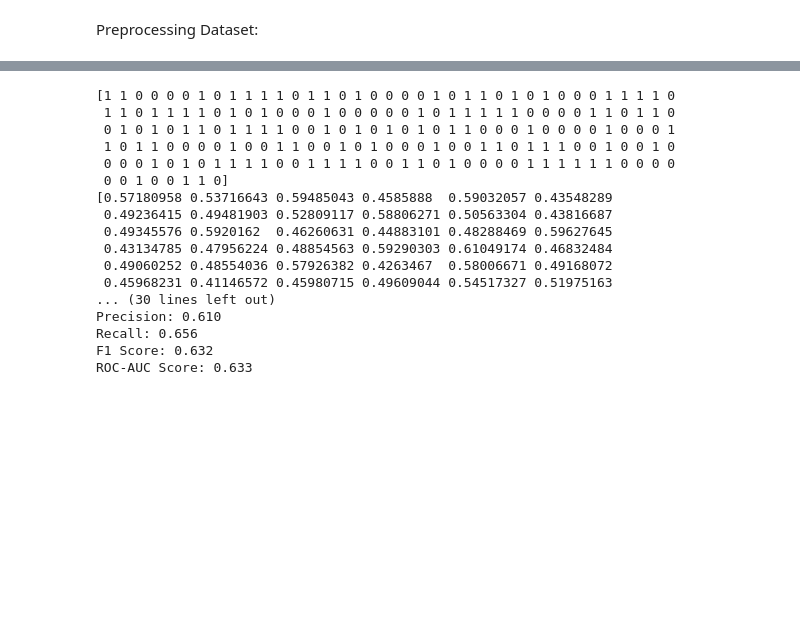
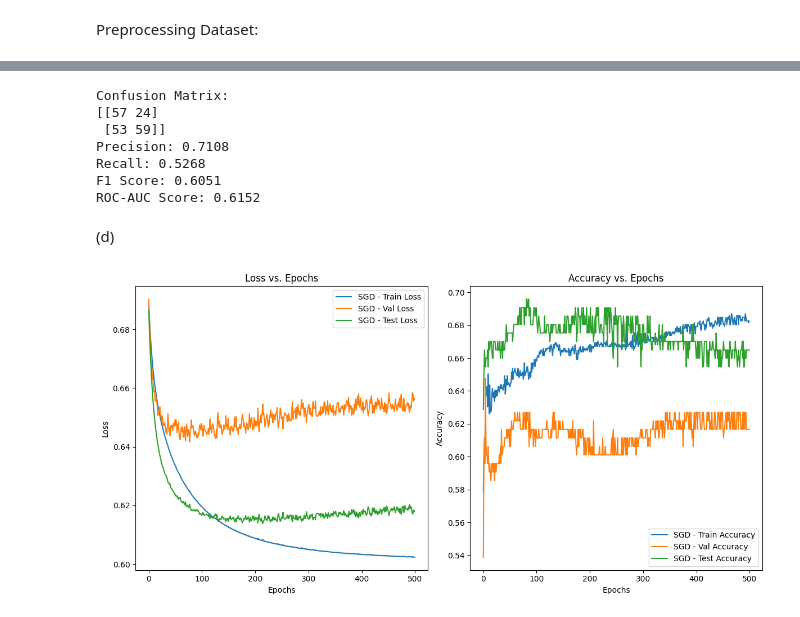
Before and after one commit to himangg/ML-Assignments, a Jupyter notebook: Assignment 1/SectionB.ipynb, the cells around one changed output, grey strips where cells are left out. Saved outputs shown, nothing was run; the diff lists cells and outputs as text; code cells hidden in the pictures; blank space fills up the shorter version.

```diff
--- a/Assignment 1/SectionB.ipynb
+++ b/Assignment 1/SectionB.ipynb
@@ -242,38 +183,25 @@ plt.show()
 # %%
-from sklearn.metrics import confusion_matrix, precision_score, recall_score, f1_score, roc_auc_score
-
-# Assume y_true and y_pred are your true and predicted labels
-print(y_val)
-print(val_y_pred)
-val_y_pred_binary = (val_y_pred >= 0.5).astype(int)
+val_y_pred_binary = (y_val_pred >= 0.5).astype(int)
 conf_matrix = confusion_matrix(y_val, val_y_pred_binary)
 tn, fp, fn, tp = conf_matrix.ravel()
 
 precision = precision_score(y_val, val_y_pred_binary)
 recall = recall_score(y_val, val_y_pred_binary)
 f1 = f1_score(y_val, val_y_pred_binary)
-roc_auc = roc_auc_score(y_val, val_y_pred_binary)  # y_prob are the predicted probabilities
+roc_auc = roc_auc_score(y_val, val_y_pred_binary)
 
 print(f"Confusion Matrix:\n{conf_matrix}")
-print(f"Precision: {precision:.3f}")
-print(f"Recall: {recall:.3f}")
-print(f"F1 Score: {f1:.3f}")
-print(f"ROC-AUC Score: {roc_auc:.3f}")
+print(f"Precision: {precision:.4f}")
+print(f"Recall: {recall:.4f}")
+print(f"F1 Score: {f1:.4f}")
+print(f"ROC-AUC Score: {roc_auc:.4f}")
 # %% [output]
-[1 1 0 0 0 0 1 0 1 1 1 1 0 1 1 0 1 0 0 0 0 1 0 1 1 0 1 0 1 0 0 0 1 1 1 1 0
- 1 1 0 1 1 1 1 0 1 0 1 0 0 0 1 0 0 0 0 0 1 0 1 1 1 1 1 0 0 0 0 1 1 0 1 1 0
- 0 1 0 1 0 1 1 0 1 1 1 1 0 0 1 0 1 0 1 0 1 0 1 1 0 0 0 1 0 0 0 0 1 0 0 0 1
- 1 0 1 1 0 0 0 0 1 0 0 1 1 0 0 1 0 1 0 0 0 1 0 0 1 1 0 1 1 1 0 0 1 0 0 1 0
- 0 0 0 1 0 1 0 1 1 1 1 0 0 1 1 1 1 0 0 1 1 0 1 0 0 0 0 1 1 1 1 1 1 0 0 0 0
- 0 0 1 0 0 1 1 0]
-[0.57180958 0.53716643 0.59485043 0.4585888  0.59032057 0.43548289
- 0.49236415 0.49481903 0.52809117 0.58806271 0.50563304 0.43816687
- 0.49345576 0.5920162  0.46260631 0.44883101 0.48288469 0.59627645
- 0.43134785 0.47956224 0.48854563 0.59290303 0.61049174 0.46832484
- 0.49060252 0.48554036 0.57926382 0.4263467  0.58006671 0.49168072
- 0.45968231 0.41146572 0.45980715 0.49609044 0.54517327 0.51975163
-... (30 lines left out)
-Precision: 0.610
-Recall: 0.656
-F1 Score: 0.632
-ROC-AUC Score: 0.633
+Confusion Matrix:
+[[57 24]
+ [53 59]]
+Precision: 0.7108
+Recall: 0.5268
+F1 Score: 0.6051
+ROC-AUC Score: 0.6152
+# %% [markdown]
+(d)
@@ -280 +268,23 @@ ROC-AUC Score: 0.633
+# %%
+plt.figure(figsize=(18, 6))
+plt.subplot(1, 3, 1)
+plt.plot(train_loss_sgd, label='SGD - Train Loss')
+plt.plot(val_loss_sgd, label='SGD - Val Loss')
+plt.plot(test_loss_sgd, label='SGD - Test Loss')
+plt.title('Loss vs. Epochs')
+plt.xlabel('Epochs')
+plt.ylabel('Loss')
+plt.legend()
+plt.subplot(1, 3, 2)
+plt.plot(train_acc_sgd, label='SGD - Train Accuracy')
+plt.plot(val_acc_sgd, label='SGD - Val Accuracy')
+plt.plot(test_acc_sgd, label='SGD - Test Accuracy')
+plt.title('Accuracy vs. Epochs')
+plt.xlabel('Epochs')
+plt.ylabel('Accuracy')
+plt.legend()
+plt.tight_layout()
+plt.show()
+# %% [output]
+[figure, added]
 # %%
```
Also changed, not shown: parts of 16 cells of this notebook.
